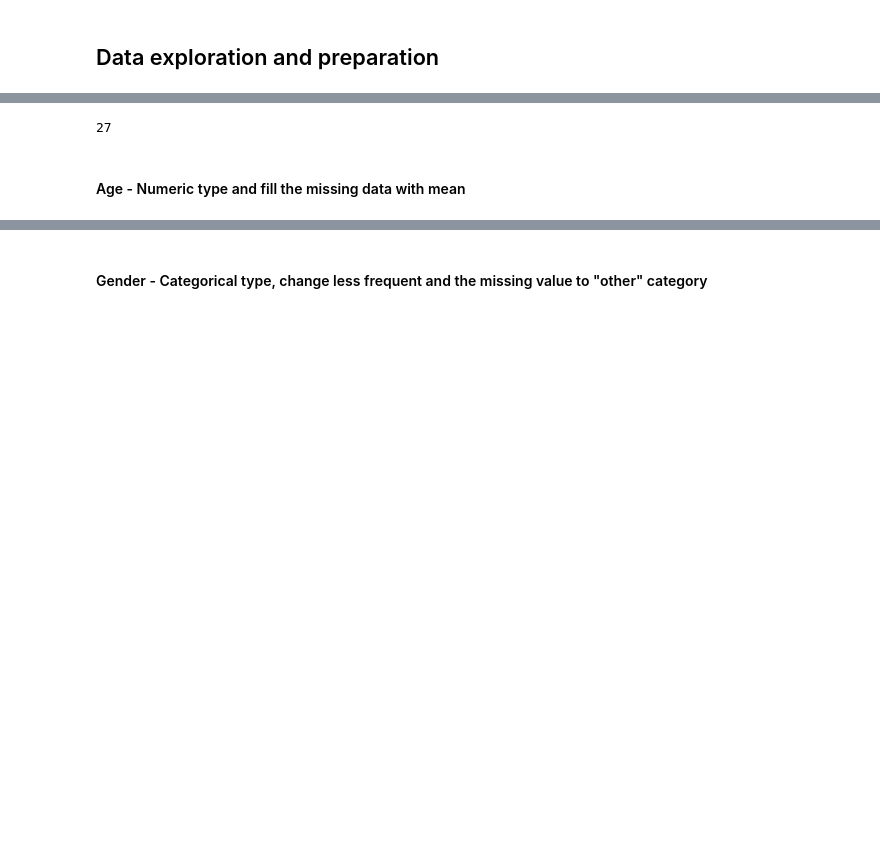
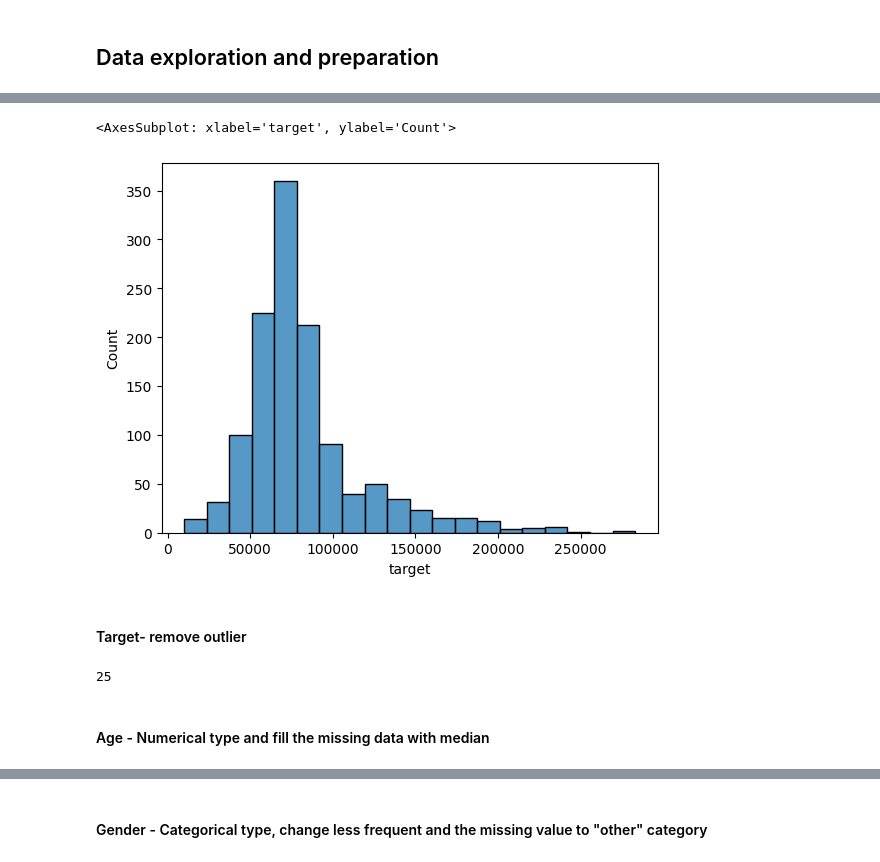
Before and after one commit to CcDenn/ItML_Asn_2_Students, a Jupyter notebook: assignment_2_start.ipynb, the cells around one changed output, grey strips where cells are left out. Drawn from its saved outputs; the diff is of its cells as text; code cells hidden in the pictures; blank space fills up the shorter version.

```diff
--- a/assignment_2_start.ipynb
+++ b/assignment_2_start.ipynb
@@ -139,6 +128,15 @@ def replace_low_freq(d, col, threshold=10, replacement='other'):
+# %%
+df = df[df['target'] < 300000]
+# %%
+sns.histplot(df["target"], bins=20)
+# %% [output]
+<AxesSubplot: xlabel='target', ylabel='Count'>
+[figure, added]
+# %% [markdown]
+#### Target- remove outlier
 # %%
 df["Age"].isnull().sum()
 # %% [output]
-27
+25
 # %%
 #fill missing data with mean
@@ -146,5 +144,5 @@ df["Age"].fillna(df["Age"].mean(), inplace=True)
 # %% [markdown]
-#### Age - Numeric type and fill the missing data with mean
+#### Age - Numerical type and fill the missing data with median
 # %%
 df["Gender"] = replace_low_freq(df, "Gender", 2, "Other")
 df["Gender"].value_counts()
```
Also changed, not shown: parts of 25 cells of this notebook.
